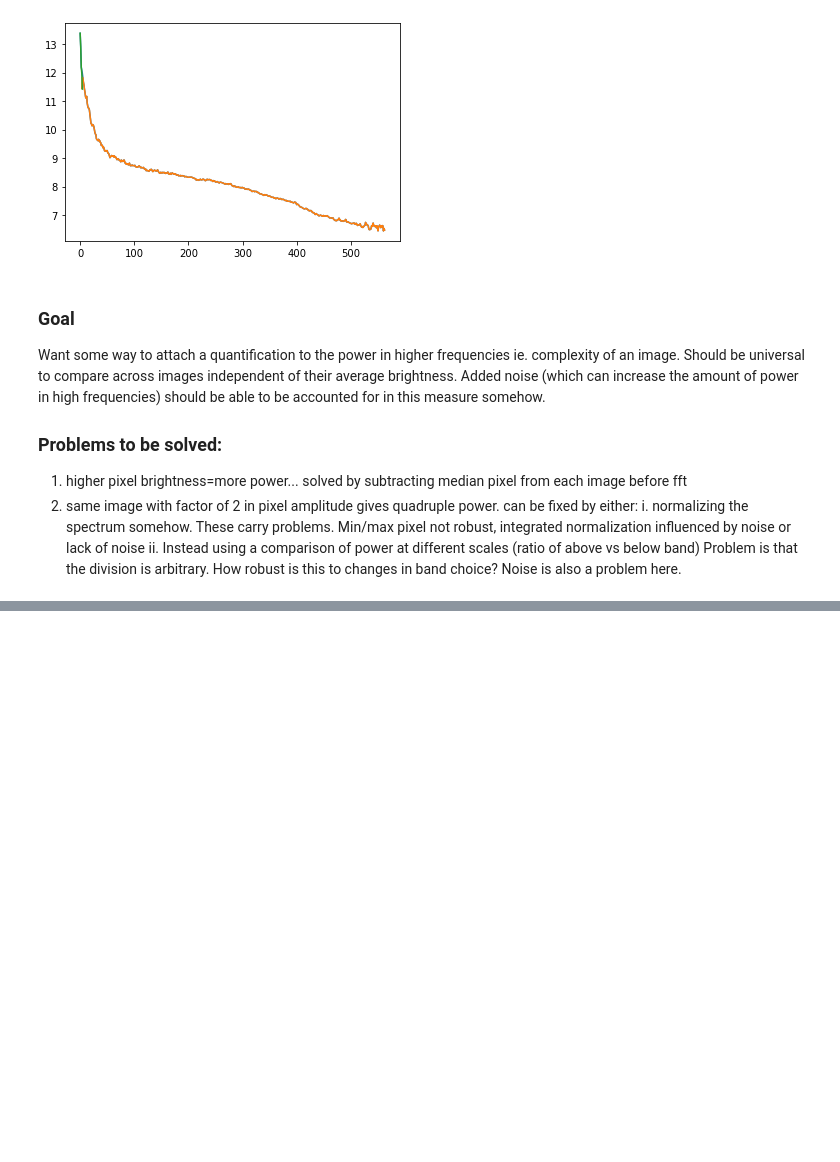
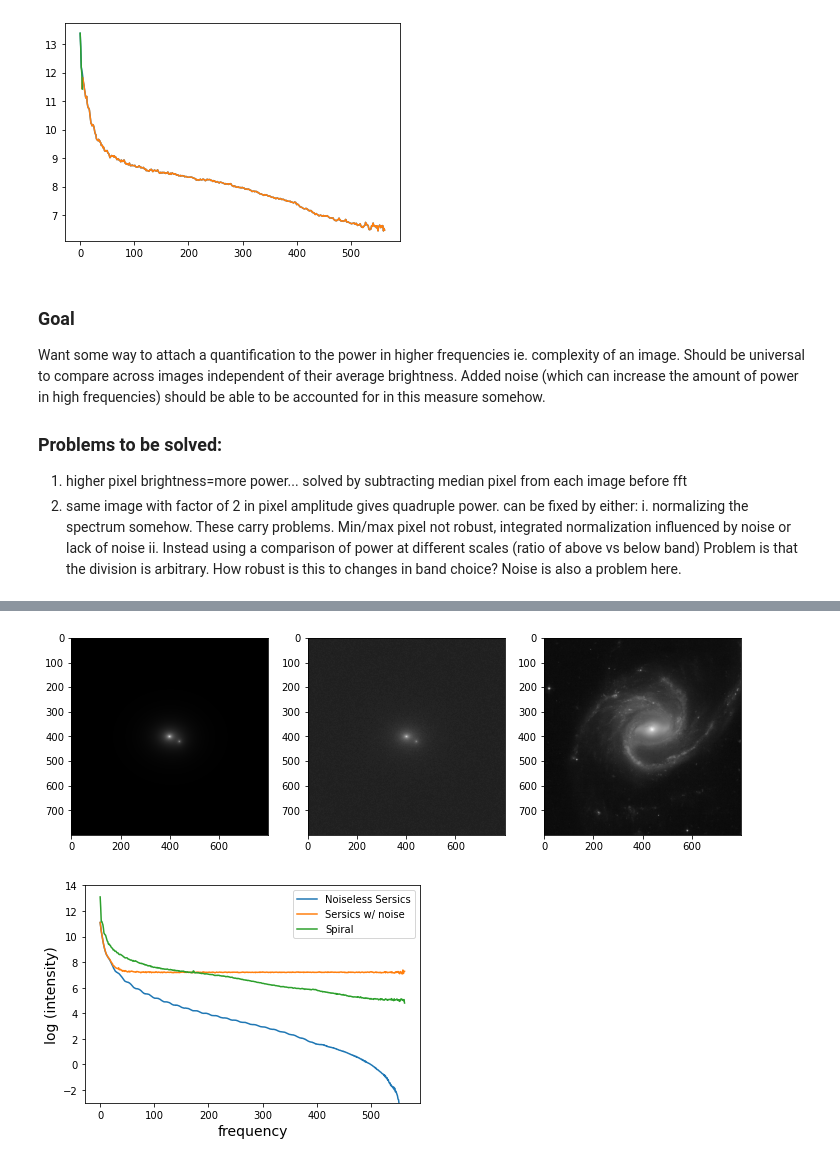
Before and after one commit to mattgomer/ML_experimentation, a Jupyter notebook: substructure_quantification/filter_experimentation.ipynb, the cells around one changed output, grey strips where cells are left out. Cells and saved outputs as stored; diff of their text form; code cells hidden in the pictures; blank space fills up the shorter version.

```diff
--- a/substructure_quantification/filter_experimentation.ipynb
+++ b/substructure_quantification/filter_experimentation.ipynb
@@ -166,6 +134,7 @@ F = fftpack.fftshift(fftpack.fft2(img_tf))
 psd2D = np.abs(F)**2
 psd1D = azimuthalAverage(psd2D)
 
+img_spiral = img_tf.copy()
 psd1D_spiral = psd1D.copy()
 
 
@@ -434,2 +403,21 @@ plt.show()
 6.128153641771566
 [figure]
+# %%
+f,ax = plt.subplots(1,3,figsize=(12,5))
+ax[0].imshow((img_doublesersicnoiseless*10))
+ax[1].imshow((img_doublesersicnoise*10))
+ax[2].imshow((img_spiral))
+plt.show()
+labels=['Noiseless Sersics', 'Sersics w/ noise', 'Spiral']
+for i,img in enumerate([img_doublesersicnoiseless*10,img_doublesersicnoise*10,img_spiral]):
+    F = fftpack.fftshift(fftpack.fft2(img))
+    psd2D = np.abs(F)**2
+    psd1D = azimuthalAverage(psd2D)
+    plt.plot(np.log10(psd1D+1e-10),linestyle='-',color='C'+str(i),label=labels[i])
+plt.ylim([-3,14])
+plt.xlabel('frequency',fontsize=14), plt.ylabel('log (intensity)',fontsize=14)
+plt.legend()
+plt.show()
+# %% [output]
+[figure, added]
+[figure, added]
```
Also changed, not shown: parts of 5 cells of this notebook, 3 other files.
